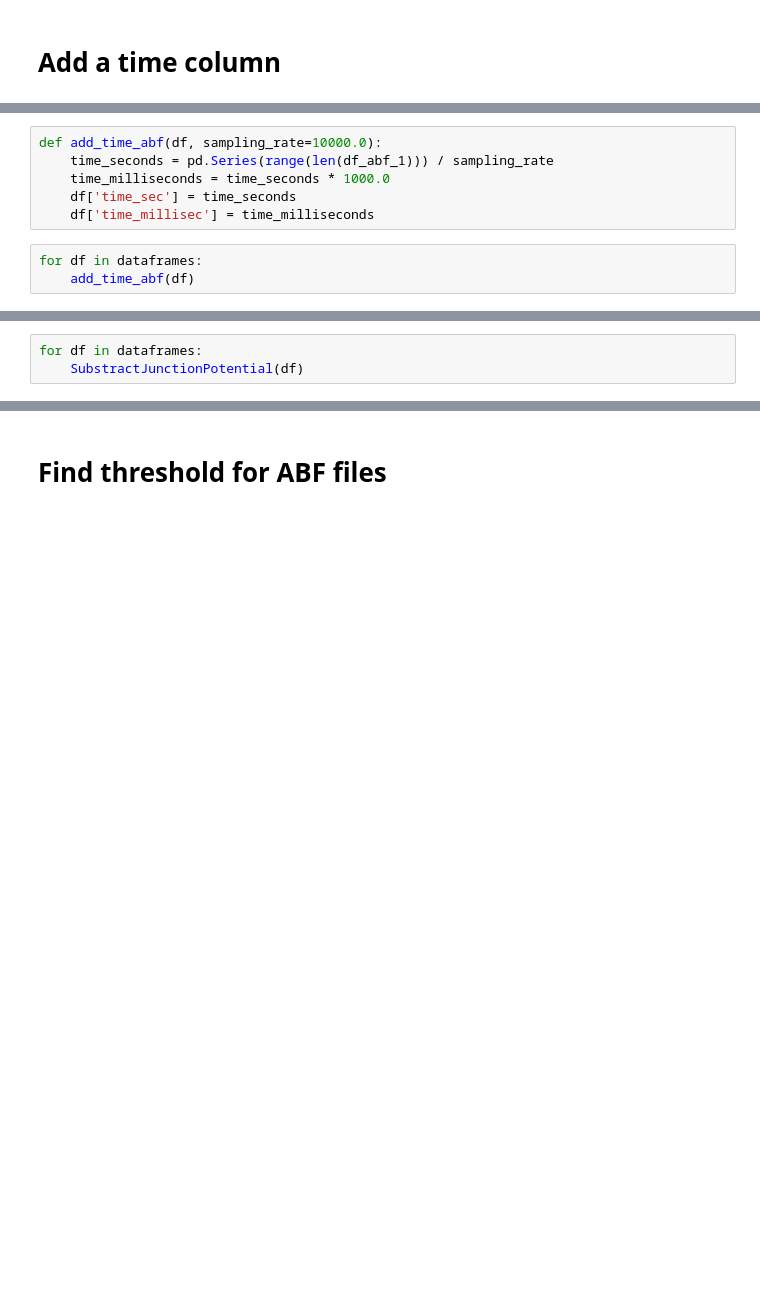
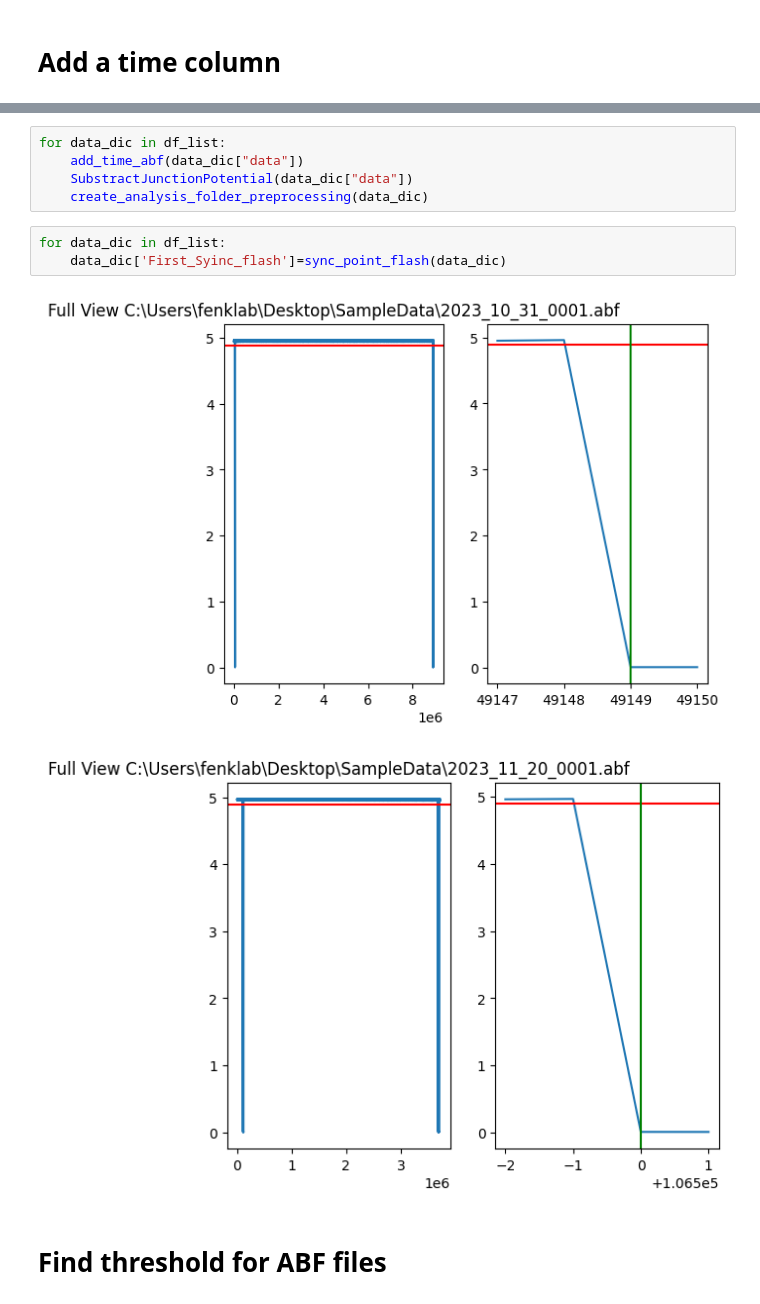
Before and after one commit to TjaldaF/ConsultingDataAnlysis, a Jupyter notebook: ReadInABFG9.ipynb, the cells around one changed output, grey strips where cells are left out. Saved outputs shown, nothing was run; the diff lists cells and outputs as text; blank space fills up the shorter version.

```diff
--- a/ReadInABFG9.ipynb
+++ b/ReadInABFG9.ipynb
@@ -144,9 +104,0 @@ dataframes = [df_abf_1, df_abf_2, df_abf_3, df_abf_4]
-# %%
-def add_time_abf(df, sampling_rate=10000.0):
-    time_seconds = pd.Series(range(len(df_abf_1))) / sampling_rate
-    time_milliseconds = time_seconds * 1000.0
-    df['time_sec'] = time_seconds
-    df['time_millisec'] = time_milliseconds
-# %%
-for df in dataframes:
-    add_time_abf(df)
@@ -158,3 +104,0 @@ def SubstractJunctionPotential(df):
-# %%
-for df in dataframes:
-    SubstractJunctionPotential(df)
@@ -161,2 +168,13 @@ for df in dataframes:
+# %%
+for data_dic in df_list:
+    add_time_abf(data_dic["data"])
+    SubstractJunctionPotential(data_dic["data"])
+    create_analysis_folder_preprocessing(data_dic)
+# %%
+for data_dic in df_list:
+    data_dic['First_Syinc_flash']=sync_point_flash(data_dic)
+# %% [output]
+[figure, added]
+[figure, added]
 # %% [markdown]
 # Find threshold for ABF files
```
Also changed, not shown: parts of 18 cells of this notebook.
